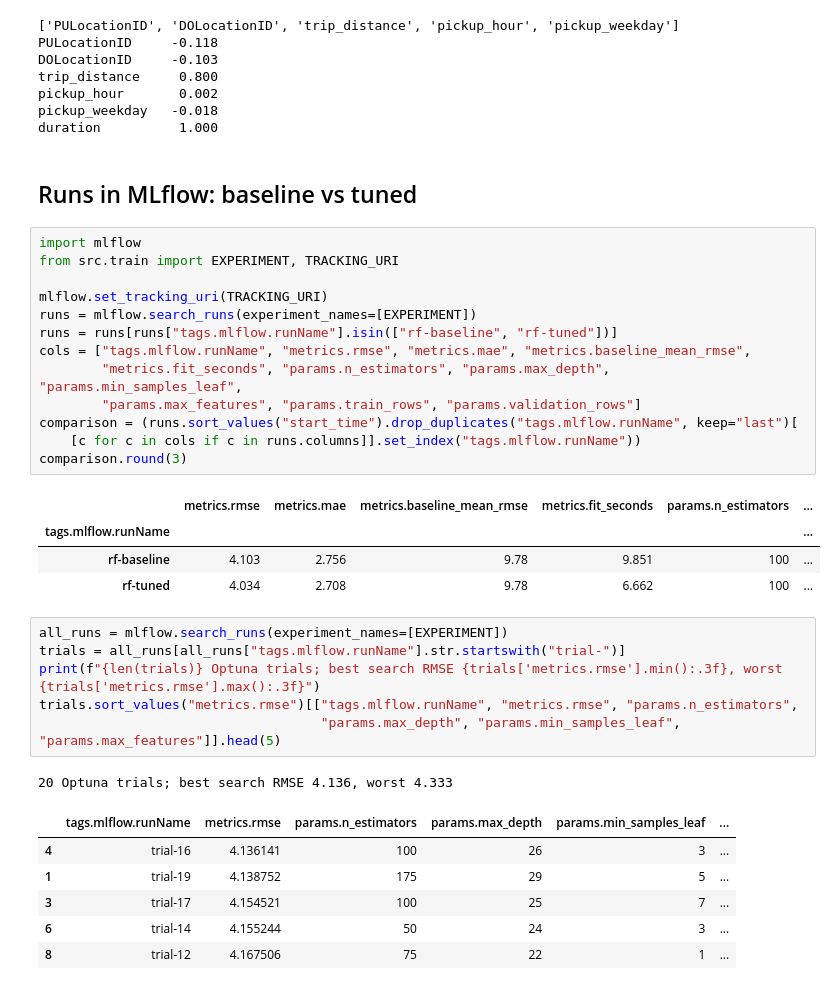
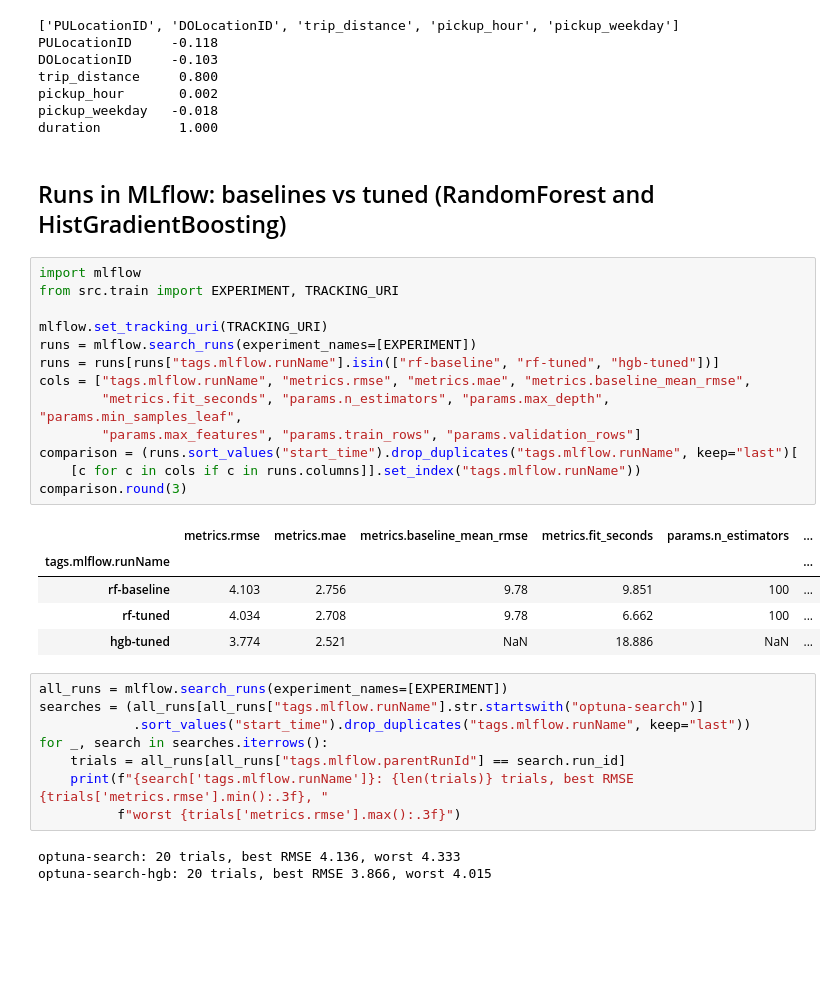
Before and after one commit to jeevan516/model-deployment-project, a Jupyter notebook: notebooks/01-explore-and-compare.ipynb, the cells around one changed output. Drawn from its saved outputs; the diff is of its cells as text; blank space fills up the shorter version.

Commit message:
More approaches (Ridge, HistGradientBoosting) with a February 2025 check; serve HistGradientBoosting; container trains its model on first start; Portainer file for Windows

```diff
--- a/notebooks/01-explore-and-compare.ipynb
+++ b/notebooks/01-explore-and-compare.ipynb
@@ -91,36 +91,34 @@ pickup_hour       0.002
 pickup_weekday   -0.018
 duration          1.000
 # %% [markdown]
-## Runs in MLflow: baseline vs tuned
+## Runs in MLflow: baselines vs tuned (RandomForest and HistGradientBoosting)
 # %%
 import mlflow
 from src.train import EXPERIMENT, TRACKING_URI
 
 mlflow.set_tracking_uri(TRACKING_URI)
 runs = mlflow.search_runs(experiment_names=[EXPERIMENT])
-runs = runs[runs["tags.mlflow.runName"].isin(["rf-baseline", "rf-tuned"])]
+runs = runs[runs["tags.mlflow.runName"].isin(["rf-baseline", "rf-tuned", "hgb-tuned"])]
 cols = ["tags.mlflow.runName", "metrics.rmse", "metrics.mae", "metrics.baseline_mean_rmse",
         "metrics.fit_seconds", "params.n_estimators", "params.max_depth", "params.min_samples_leaf",
         "params.max_features", "params.train_rows", "params.validation_rows"]
 comparison = (runs.sort_values("start_time").drop_duplicates("tags.mlflow.runName", keep="last")[
     [c for c in cols if c in runs.columns]].set_index("tags.mlflow.runName"))
 comparison.round(3)
 # %% [output]
 |  | metrics.rmse | metrics.mae | metrics.baseline_mean_rmse | metrics.fit_seconds | params.n_estimators | ... |
 | tags.mlflow.runName |  |  |  |  |  | ... |
 | rf-baseline | 4.103 | 2.756 | 9.78 | 9.851 | 100 | ... |
 | rf-tuned | 4.034 | 2.708 | 9.78 | 6.662 | 100 | ... |
+| hgb-tuned | 3.774 | 2.521 | NaN | 18.886 | NaN | ... |
 # %%
 all_runs = mlflow.search_runs(experiment_names=[EXPERIMENT])
-trials = all_runs[all_runs["tags.mlflow.runName"].str.startswith("trial-")]
-print(f"{len(trials)} Optuna trials; best search RMSE {trials['metrics.rmse'].min():.3f}, worst {trials['metrics.rmse'].max():.3f}")
-trials.sort_values("metrics.rmse")[["tags.mlflow.runName", "metrics.rmse", "params.n_estimators",
-                                    "params.max_depth", "params.min_samples_leaf", "params.max_features"]].head(5)
+searches = (all_runs[all_runs["tags.mlflow.runName"].str.startswith("optuna-search")]
+            .sort_values("start_time").drop_duplicates("tags.mlflow.runName", keep="last"))
+for _, search in searches.iterrows():
+    trials = all_runs[all_runs["tags.mlflow.parentRunId"] == search.run_id]
+    print(f"{search['tags.mlflow.runName']}: {len(trials)} trials, best RMSE {trials['metrics.rmse'].min():.3f}, "
+          f"worst {trials['metrics.rmse'].max():.3f}")
 # %% [output]
-20 Optuna trials; best search RMSE 4.136, worst 4.333
+optuna-search: 20 trials, best RMSE 4.136, worst 4.333
+optuna-search-hgb: 20 trials, best RMSE 3.866, worst 4.015
-|  | tags.mlflow.runName | metrics.rmse | params.n_estimators | params.max_depth | params.min_samples_leaf | ... |
-| 4 | trial-16 | 4.136141 | 100 | 26 | 3 | ... |
-| 1 | trial-19 | 4.138752 | 175 | 29 | 5 | ... |
-| 3 | trial-17 | 4.154521 | 100 | 25 | 7 | ... |
-| 6 | trial-14 | 4.155244 | 50 | 24 | 3 | ... |
-| 8 | trial-12 | 4.167506 | 75 | 22 | 1 | ... |
```
Also changed, not shown: parts of 2 cells of this notebook, 12 other files.
